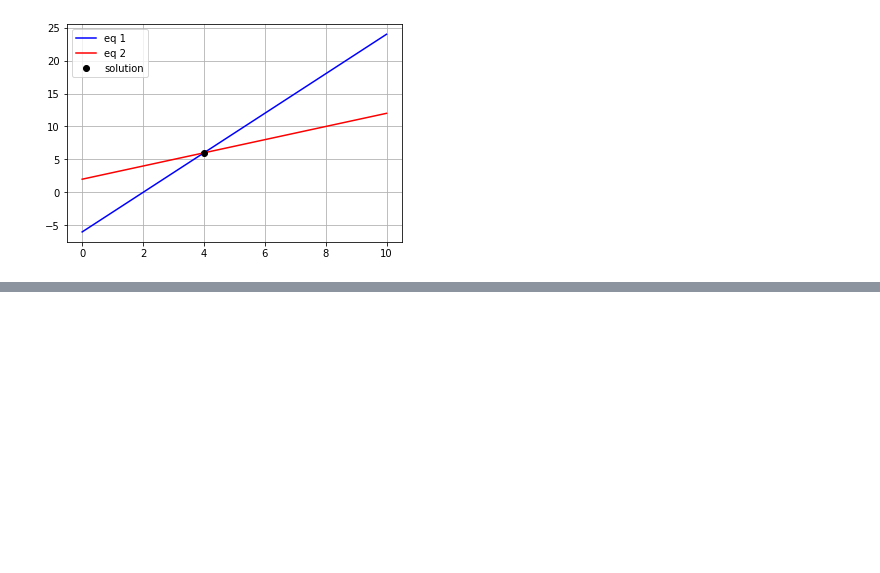
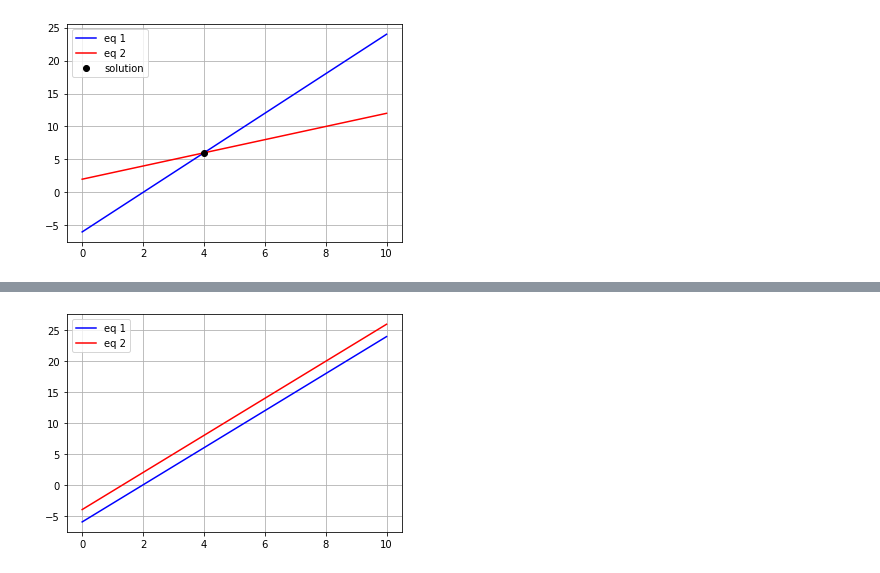
Before and after one commit to Nefari0/python-linear-algebra, a Jupyter notebook: Solving systems of equations.ipynb, the cells around one changed output, grey strips where cells are left out. Cells and saved outputs as stored; diff of their text form; code cells hidden in the pictures; blank space fills up the shorter version.

```diff
--- a/Solving systems of equations.ipynb
+++ b/Solving systems of equations.ipynb
@@ -77,0 +102,24 @@ plt.grid()
+# %%
+#  system 3)
+
+# this system has infinite solution
+
+xlim = np.array([0,10])
+
+#  convert to y = mx + b format
+yy1 = -X3[0,0]/X3[0,1]*xlim + y3[0]/X3[0,1]
+yy2 = -X3[1,0]/X3[1,1]*xlim + y3[1]/X3[1,1]
+
+plt.plot(xlim,yy1,'b',label="eq 1")
+plt.plot(xlim,yy2,'r',label="eq 2")
+
+# -- solve the system -- #
+# this system cannot be solved
+# b = np.linalg.solve(X3,y3)
+# print(b)
+# plt.plot(b[0],b[1],'ko',label="solution")
+
+plt.legend()
+plt.grid()
+# %% [output]
+[figure, added]
```
Also changed, not shown: parts of 2 cells of this notebook, 1 other file.
